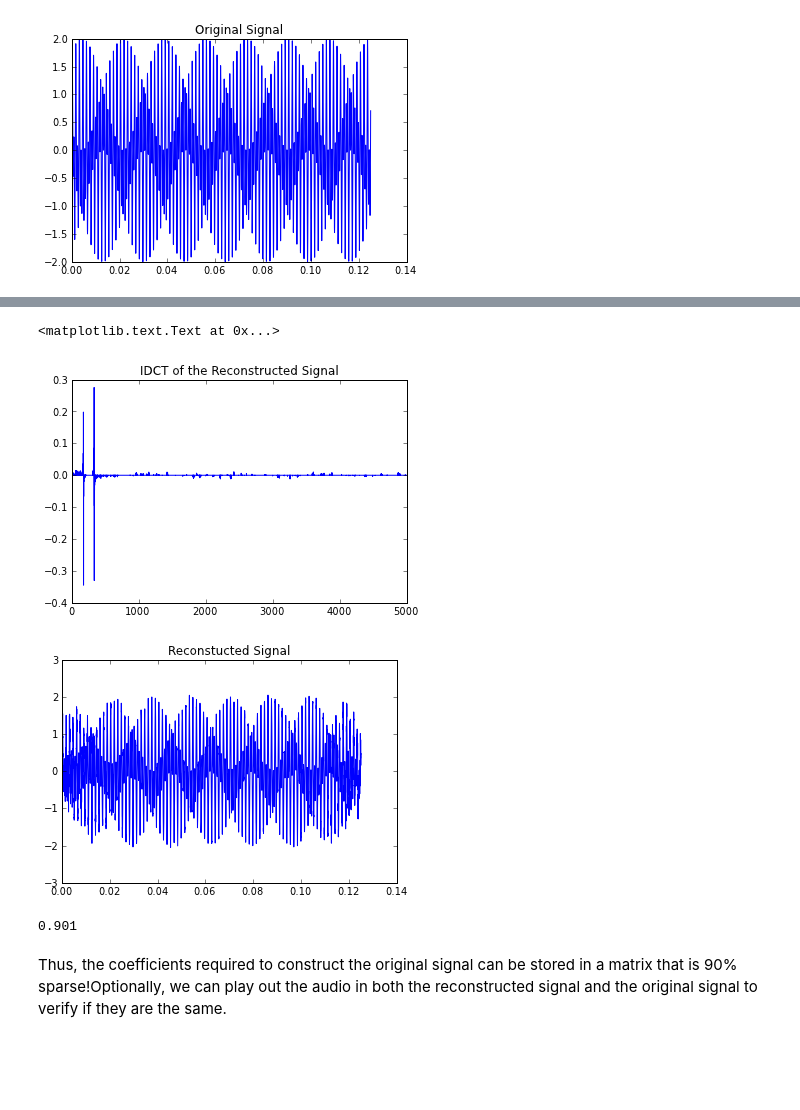
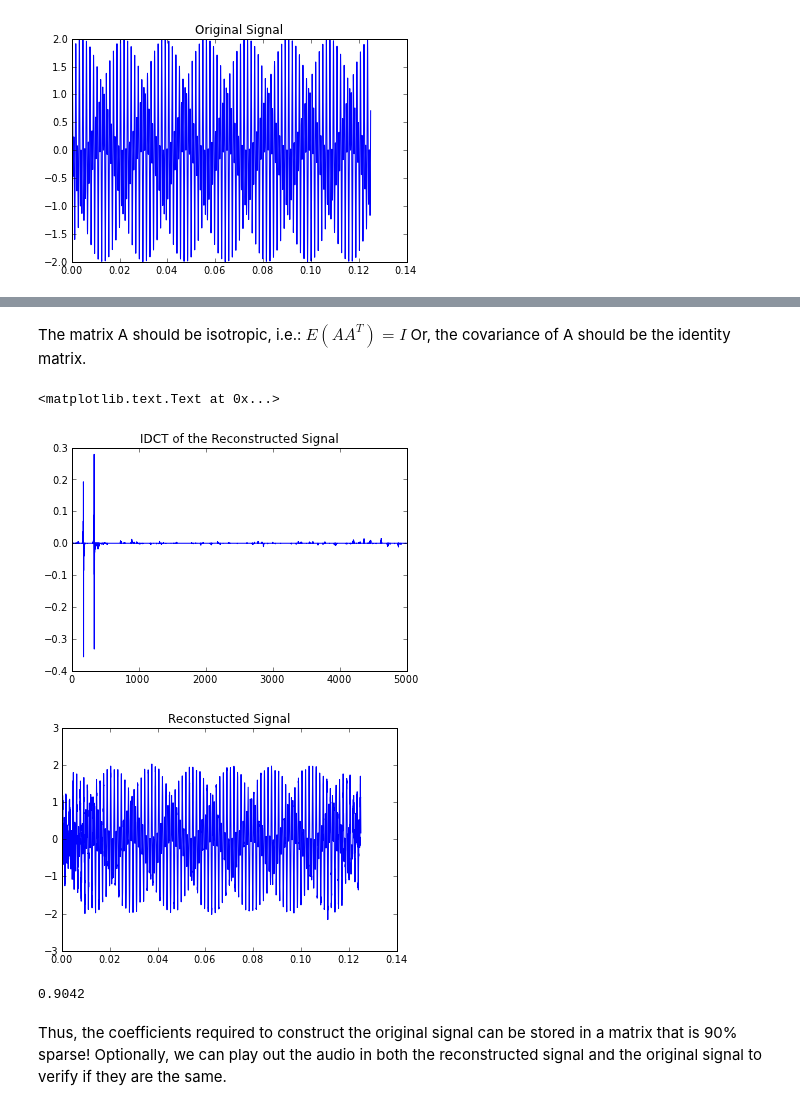
Before and after one commit to jaidevd/scikit-signal, a Jupyter notebook: compressed_sensing/DTMF_example/magic_reconstruction.ipynb, the cells around one changed output, grey strips where cells are left out. Cells and saved outputs as stored; diff of their text form; code cells hidden in the pictures; blank space fills up the shorter version.

Commit message:
Adding condition to check isotropic property of the matrix A

```diff
--- a/compressed_sensing/DTMF_example/magic_reconstruction.ipynb
+++ b/compressed_sensing/DTMF_example/magic_reconstruction.ipynb
@@ -5,3 +13,11 @@
 # %%
-# Initializing constants and signalsN = 5000FS = 4e4M = 500f1, f2 = 697, 1336 # Pick any two touchtone frequenciesduration = 1./8t = linspace(0, duration, duration*FS)f = sin(2*pi*f1*t) + sin(2*pi*f2*t)f = reshape(f, (len(f),1))
+# Initializing constants and signals
+N = 5000
+FS = 4e4
+M = 500
+f1, f2 = 697, 1336 # Pick any two touchtone frequencies
+duration = 1./8
+t = linspace(0, duration, duration*FS)
+f = sin(2*pi*f1*t) + sin(2*pi*f2*t)
+f = reshape(f, (len(f),1))
 # %%
@@ -9,6 +28,11 @@
 # %% [output]
 [figure]
 # %%
-# Randomly sampling the test signalk = randint(0,N,(M,))k = sort(k)b = f[k]plot(t,f,'b', t[k],b,'r.')title('Original Signal with Random Samples')
+# Randomly sampling the test signal
+k = randint(0,N,(M,))
+k = sort(k)
+b = f[k]
+plot(t,f,'b', t[k],b,'r.')
+title('Original Signal with Random Samples')
 # %% [output]
 <matplotlib.text.Text at 0x...>
@@ -16,3 +40,7 @@
 # %%
-# Reconstructing the signal from the random samples with sklearn.linear_model.LassoD = dct(eye(N))A = D[k,:]lasso = Lasso(alpha=0.001)lasso.fit(A,b.reshape((M,)))
+# Reconstructing the signal from the random samples with sklearn.linear_model.Lasso
+D = dct(eye(N))
+A = D[k,:]
+lasso = Lasso(alpha=0.001)
+lasso.fit(A,b.reshape((M,)))
 # %% [output]
@@ -20,12 +54,26 @@ Lasso(alpha=0.001, fit_intercept=False, max_iter=1000, normalize=False,   tol=0.
+# %% [markdown]
+The matrix A should be isotropic, i.e.:
+$E(AA^T)=I$
+Or, the covariance of A should be the identity matrix.
 # %%
-# Plotting the reconstructed coefficients and the signalplot(lasso.coef_)title('IDCT of the Reconstructed Signal')recons = dct(lasso.coef_.reshape((N,1)),axis=0)figure()plot(t,recons)title('Reconstucted Signal')
+# Plotting the reconstructed coefficients and the signal
+plot(lasso.coef_)
+title('IDCT of the Reconstructed Signal')
+recons = dct(lasso.coef_.reshape((N,1)),axis=0)
+figure()
+plot(t,recons)
+title('Reconstucted Signal')
 # %% [output]
 <matplotlib.text.Text at 0x...>
-[figure, old version]
+[figure, new version]
-[figure, old version]
+[figure, new version]
 # %%
-recons_sparse = coo_matrix(lasso.coef_)sparsity = 1 - float(recons_sparse.getnnz())/len(lasso.coef_)print sparsity
+recons_sparse = coo_matrix(lasso.coef_)
+sparsity = 1 - float(recons_sparse.getnnz())/len(lasso.coef_)
+print sparsity
 # %% [output]
-0.901
+0.9042
 # %% [markdown]
-Thus, the coefficients required to construct the original signal can be stored in a matrix that is 90% sparse!Optionally, we can play out the audio in both the reconstructed signal and the original signal to verify if they are the same.
+Thus, the coefficients required to construct the original signal can be stored in a matrix that is 90% sparse!
+Optionally, we can play out the audio in both the reconstructed signal and the original signal to verify if
+they are the same.
```
Also changed, not shown: parts of 5 cells of this notebook.
